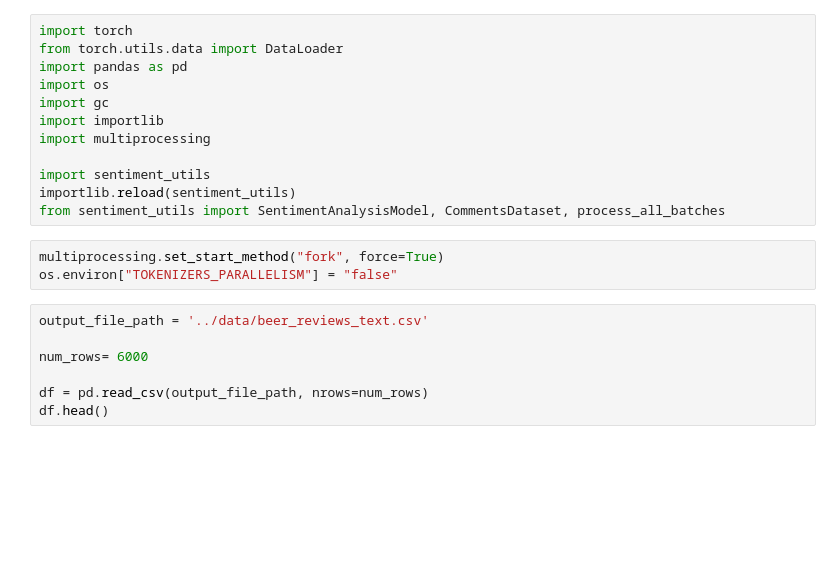
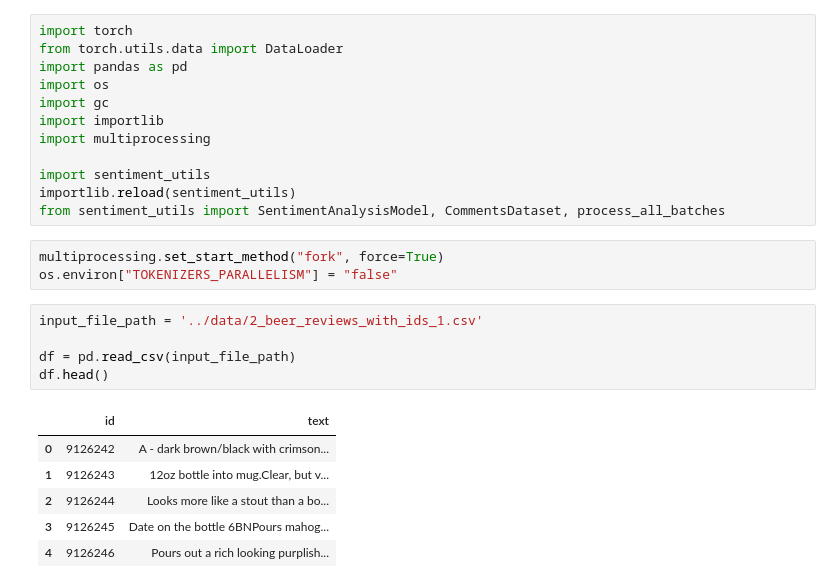
Before and after one commit to epfl-ada/ada-2024-project-abracadabra, a Jupyter notebook: src/scripts/sentiment_local.ipynb, the cells around one changed output. Drawn from its saved outputs; the diff is of its cells as text; blank space fills up the shorter version.

```diff
--- a/src/scripts/sentiment_local.ipynb
+++ b/src/scripts/sentiment_local.ipynb
@@ -14,12 +14,17 @@ from sentiment_utils import SentimentAnalysisModel, CommentsDataset, process_all
 multiprocessing.set_start_method("fork", force=True)
 os.environ["TOKENIZERS_PARALLELISM"] = "false"
 # %%
-output_file_path = '../data/beer_reviews_text.csv'
+input_file_path = '../data/2_beer_reviews_with_ids_1.csv'
 
-num_rows= 6000
-
-df = pd.read_csv(output_file_path, nrows=num_rows)
+df = pd.read_csv(input_file_path)
 df.head()
+# %% [output]
+|  | id | text |
+| 0 | 9126242 | A - dark brown/black with crimson... |
+| 1 | 9126243 | 12oz bottle into mug.Clear, but v... |
+| 2 | 9126244 | Looks more like a stout than a bo... |
+| 3 | 9126245 | Date on the bottle 6BNPours mahog... |
+| 4 | 9126246 | Pours out a rich looking purplish... |
 # %%
 sentiment_model = SentimentAnalysisModel(model_path="../models/sentiment_model_1")
 
```
Also changed, not shown: parts of 9 cells of this notebook, 3 other files.
